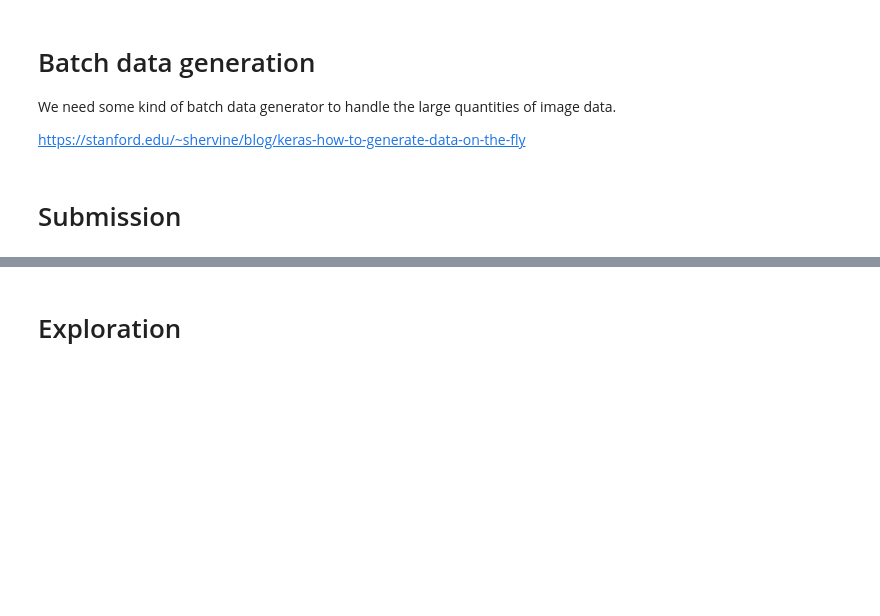
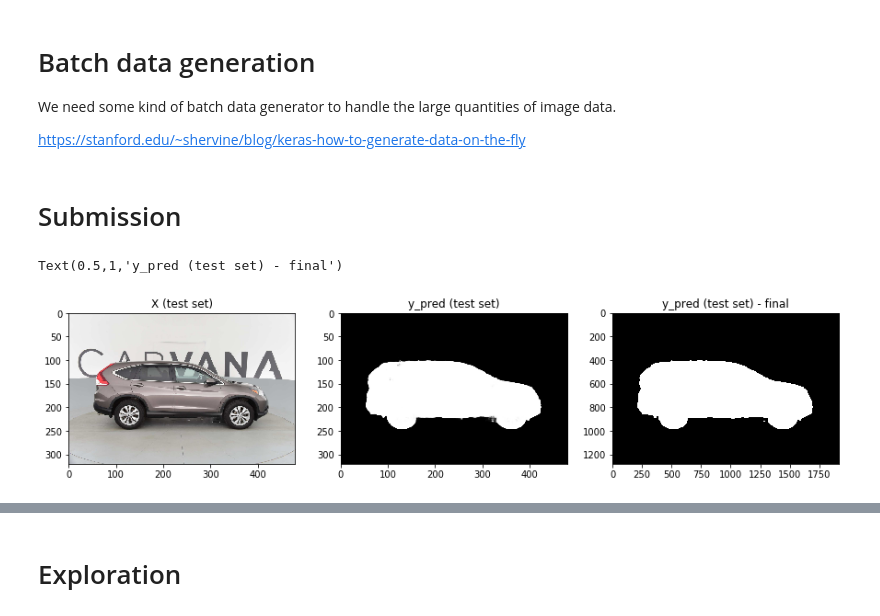
Before and after one commit to johnmicahreid/carvana_challenge, a Jupyter notebook: Carvana_v2.ipynb, the cells around one changed output, grey strips where cells are left out. Saved outputs shown, nothing was run; the diff lists cells and outputs as text; code cells hidden in the pictures; blank space fills up the shorter version.

```diff
--- a/Carvana_v2.ipynb
+++ b/Carvana_v2.ipynb
@@ -478,31 +478,34 @@ class DataGenerator(keras.utils.Sequence):
 # %%
 def prepare_img(im, idx):
 
-    return (resize(load_test_img(im, idx)) / 255.)
+    return (downscale(load_test_img(im, idx)) / 255.)
 
 def predict_img_rle(X):
     y_pred = model.predict(X[None]).squeeze()
 
     # Upscale 4X on each axis
-    y_pred = cv2.resize(y_pred, (0,0), fx=4, fy=4, interpolation=cv2.INTER_LINEAR)
+    y_pred = upscale(y_pred)
 
     # Encode a binary version of the image
     return rle_encode(np.float32(np.where(y_pred > 0.5, 1, 0)))
 
 X = prepare_img(ids_test[66], 13)
 y_pred = model.predict(X[None]).squeeze()
 
 y_final = predict_img_rle(prepare_img(ids_test[66], 13))
-y_final = rle_decode(y_final, (1280, 1920))
+y_final = rle_decode(y_final, (1280, 1918))
 
 fig, ax = plt.subplots(1,3, figsize=(15,10))
 ax = ax.ravel()
 
 ax[-3].imshow(X)
 ax[-3].set_title('X (test set)')
 
 ax[-2].imshow(y_pred, cmap='gray')
 ax[-2].set_title('y_pred (test set)')
 
 ax[-1].imshow(y_final, cmap='gray')
 ax[-1].set_title('y_pred (test set) - final')
+# %% [output]
+Text(0.5,1,'y_pred (test set) - final')
+[figure, added]
```
Also changed, not shown: parts of 6 cells of this notebook.
